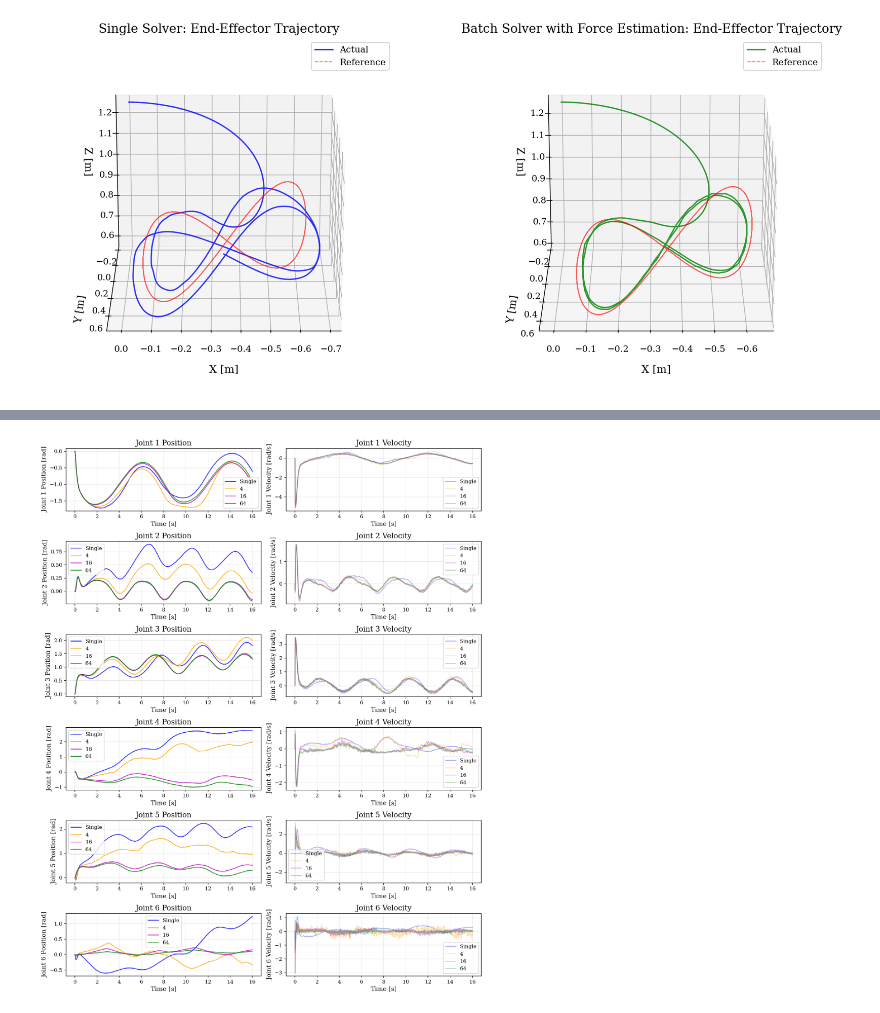
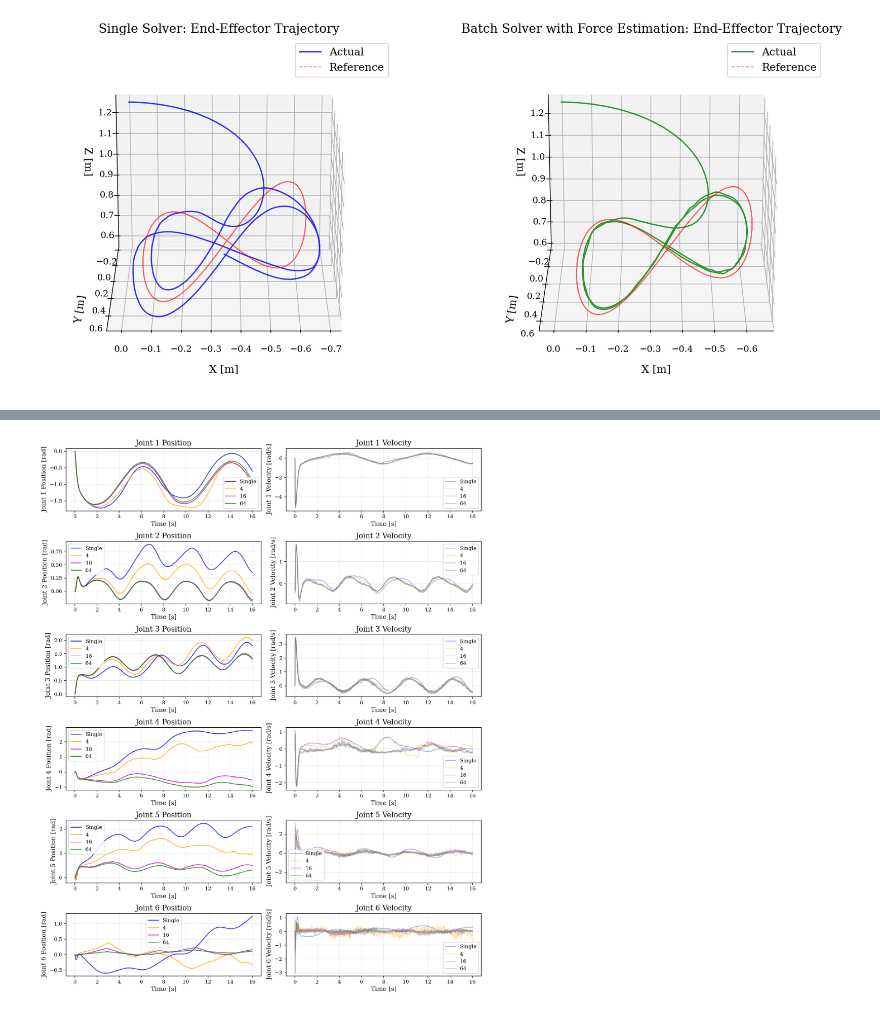
Before and after one commit to A2R-Lab/GATO, a Jupyter notebook: examples/gato_fig8_tracking.ipynb, the cells around one changed output, grey strips where cells are left out. Saved outputs shown, nothing was run; the diff lists cells and outputs as text; code cells hidden in the pictures.

```diff
--- a/examples/gato_fig8_tracking.ipynb
+++ b/examples/gato_fig8_tracking.ipynb
@@ -511,7 +515,7 @@ mpl.rcParams['axes.labelsize'] = 12
 mpl.rcParams['axes.titlesize'] = 14
 mpl.rcParams['xtick.labelsize'] = 10
 mpl.rcParams['ytick.labelsize'] = 10
-mpl.rcParams['legend.fontsize'] = 10
+mpl.rcParams['legend.fontsize'] = 12
 mpl.rcParams['figure.dpi'] = 150
 mpl.rcParams['savefig.dpi'] = 300
 
@@ -530,34 +534,34 @@ if 'ee_actual' in mpc_stats and len(mpc_stats['ee_actual']) > 0:
 ax1.plot(ref_traj[:, 0], ref_traj[:, 1], ref_traj[:, 2],
          'r--', linewidth=1.0, label='Reference', alpha=0.6)
 ax1.set_xlabel('X [m]', labelpad=10)
 ax1.set_ylabel('Y [m]', labelpad=10)
 ax1.set_zlabel('Z [m]', labelpad=10)
 ax1.set_title('Single Solver: End-Effector Trajectory')
 ax1.legend(loc='best')
 ax1.grid(True, alpha=0.3)
 ax1.view_init(elev=20, azim=90)
 
 # Batch solver 3D plot
 ax2 = fig.add_subplot(122, projection='3d')
 if 'ee_actual' in mpc_stats_32 and len(mpc_stats_32['ee_actual']) > 0:
     ee_actual_batch = mpc_stats_32['ee_actual']
     ax2.plot(ee_actual_batch[:, 0], ee_actual_batch[:, 1], ee_actual_batch[:, 2],
              'g-', linewidth=1.5, label='Actual', alpha=0.8)
 ax2.plot(ref_traj[:, 0], ref_traj[:, 1], ref_traj[:, 2],
          'r--', linewidth=1.0, label='Reference', alpha=0.6)
 ax2.set_xlabel('X [m]', labelpad=10)
 ax2.set_ylabel('Y [m]', labelpad=10)
 ax2.set_zlabel('Z [m]', labelpad=10)
 ax2.set_title('Batch Solver with Force Estimation: End-Effector Trajectory')
 ax2.legend(loc='best')
 ax2.grid(True, alpha=0.3)
 ax2.view_init(elev=20, azim=90)
 
 plt.tight_layout()
 plt.savefig('3d_trajectory_comparison.pdf', bbox_inches='tight')
 plt.show()
 # %% [output]
-[figure, old version]
+[figure, new version]
 # %%
 # Tracking Error and Solver Performance Analysis
 fig, axes = plt.subplots(1, 1, figsize=(10, 5))
```
Also changed, not shown: parts of 5 cells of this notebook, 5 other files.
